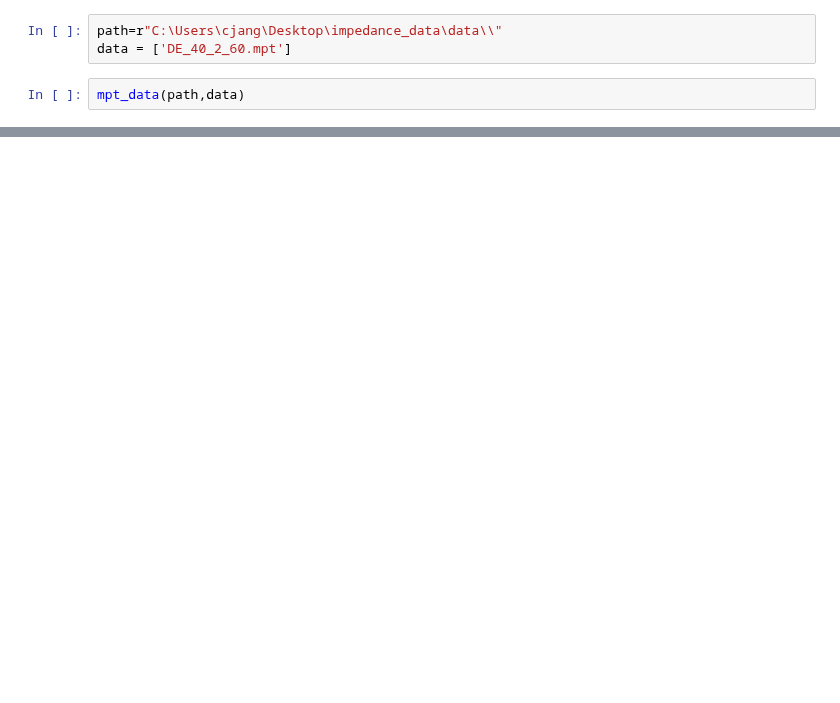
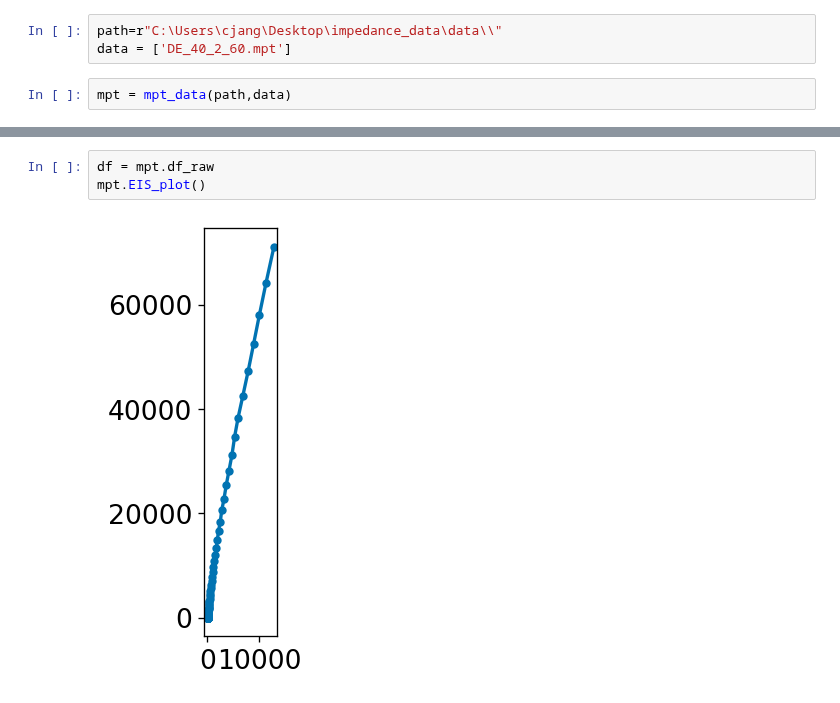
Before and after one commit to WildcatDiscovery/Kyler_Speed_Circuit, a Jupyter notebook: python_notebooks/function_testing.ipynb, the cells around one changed output, grey strips where cells are left out. Drawn from its saved outputs; the diff is of its cells as text; blank space fills up the shorter version.

```diff
--- a/python_notebooks/function_testing.ipynb
+++ b/python_notebooks/function_testing.ipynb
@@ -7,4 +4,4 @@ SyntaxError: invalid syntax (<ipython-input-4-24bea154ba38>, line 1)
 path=r"C:\Users\cjang\Desktop\impedance_data\data\\"
 data = ['DE_40_2_60.mpt']
 # %%
-mpt_data(path,data)
+mpt = mpt_data(path,data)
@@ -142,0 +8,5 @@ def extract_solar(path, EIS_name):
+# %%
+df = mpt.df_raw
+mpt.EIS_plot()
+# %% [output]
+[figure, added]
```
Also changed, not shown: parts of 6 cells of this notebook, 1 other file.
